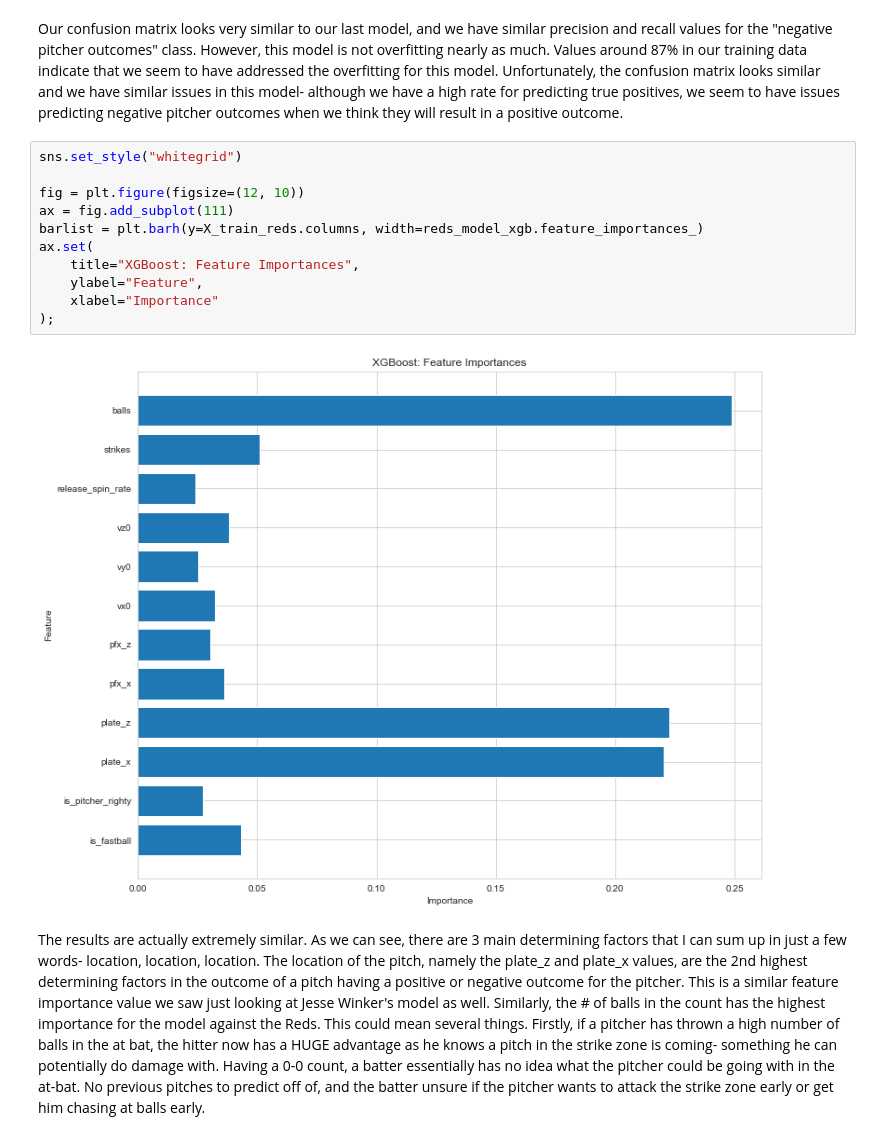
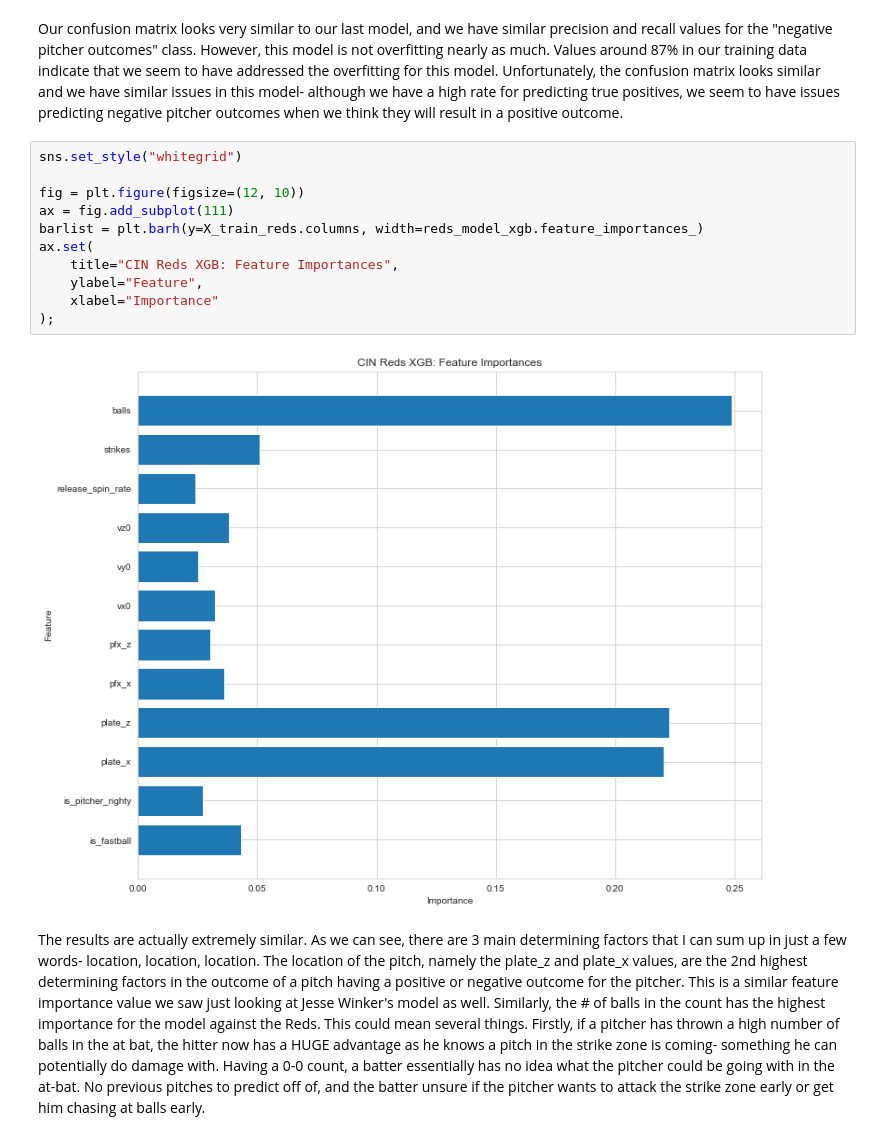
Before and after one commit to ewehmueller/pitch-analysis, a Jupyter notebook: pitch-classification.ipynb, the cells around one changed output. Saved outputs shown, nothing was run; the diff lists cells and outputs as text.

```diff
--- a/pitch-classification.ipynb
+++ b/pitch-classification.ipynb
@@ -801,16 +801,16 @@ Our confusion matrix looks very similar to our last model, and we have similar p
 # %%
 sns.set_style("whitegrid")
 
 fig = plt.figure(figsize=(12, 10))
 ax = fig.add_subplot(111)
 barlist = plt.barh(y=X_train_reds.columns, width=reds_model_xgb.feature_importances_)
 ax.set(
-    title="XGBoost: Feature Importances",
+    title="CIN Reds XGB: Feature Importances",
     ylabel="Feature",
     xlabel="Importance"
 );
 # %% [output]
-[figure, old version]
+[figure, new version]
 # %% [markdown]
 The results are actually extremely similar.  As we can see, there are 3 main determining factors that I can sum up in just a few words- location, location, location.  The location of the pitch, namely the plate_z and plate_x values, are the 2nd highest determining factors in the outcome of a pitch having a positive or negative outcome for the pitcher.  This is a similar feature importance value we saw just looking at Jesse Winker's model as well.  Similarly, the # of balls in the count has the highest importance for the model against the Reds.  This could mean several things.  Firstly, if a pitcher has thrown a high number of balls in the at bat, the hitter now has a HUGE advantage as he knows a pitch in the strike zone is coming- something he can potentially do damage with.  Having a 0-0 count, a batter essentially has no idea what the pitcher could be going with in the at-bat. No previous pitches to predict off of, and the batter unsure if the pitcher wants to attack the strike zone early or get him chasing at balls early.
 
```
Also changed, not shown: parts of 1 cell of this notebook.
